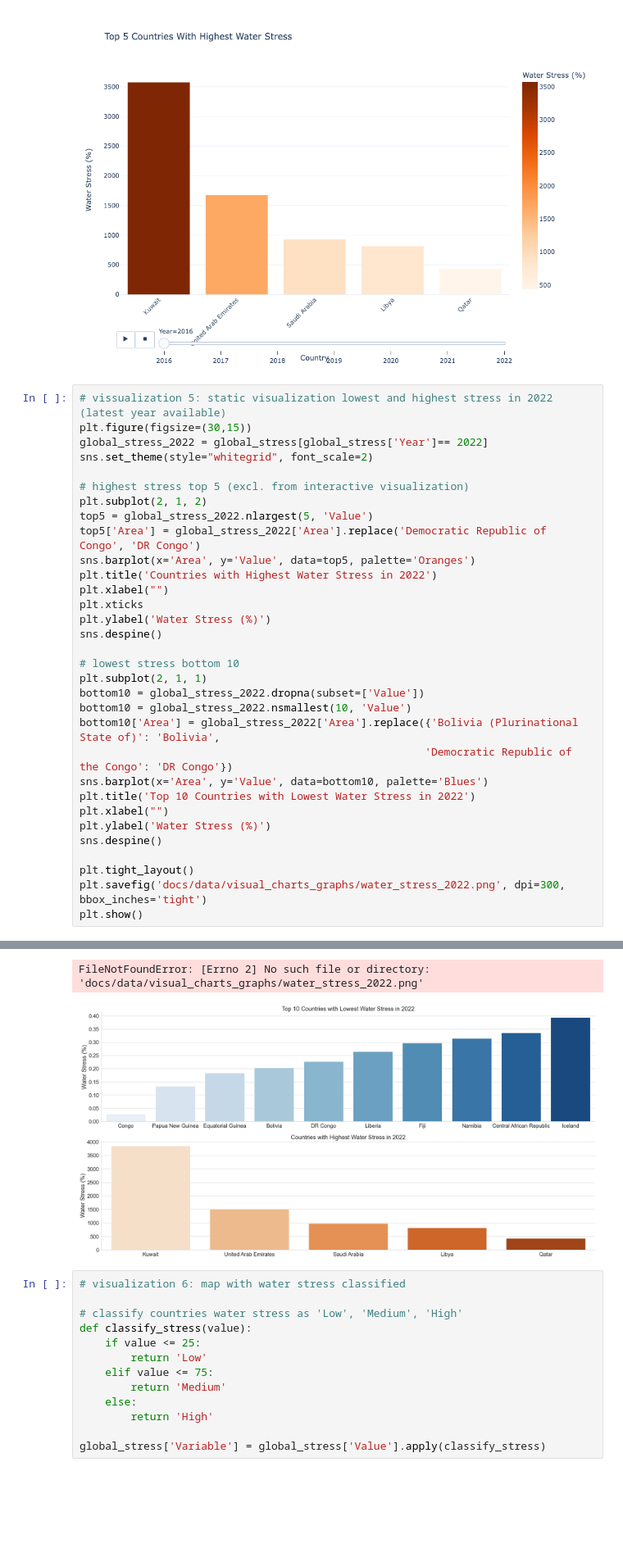
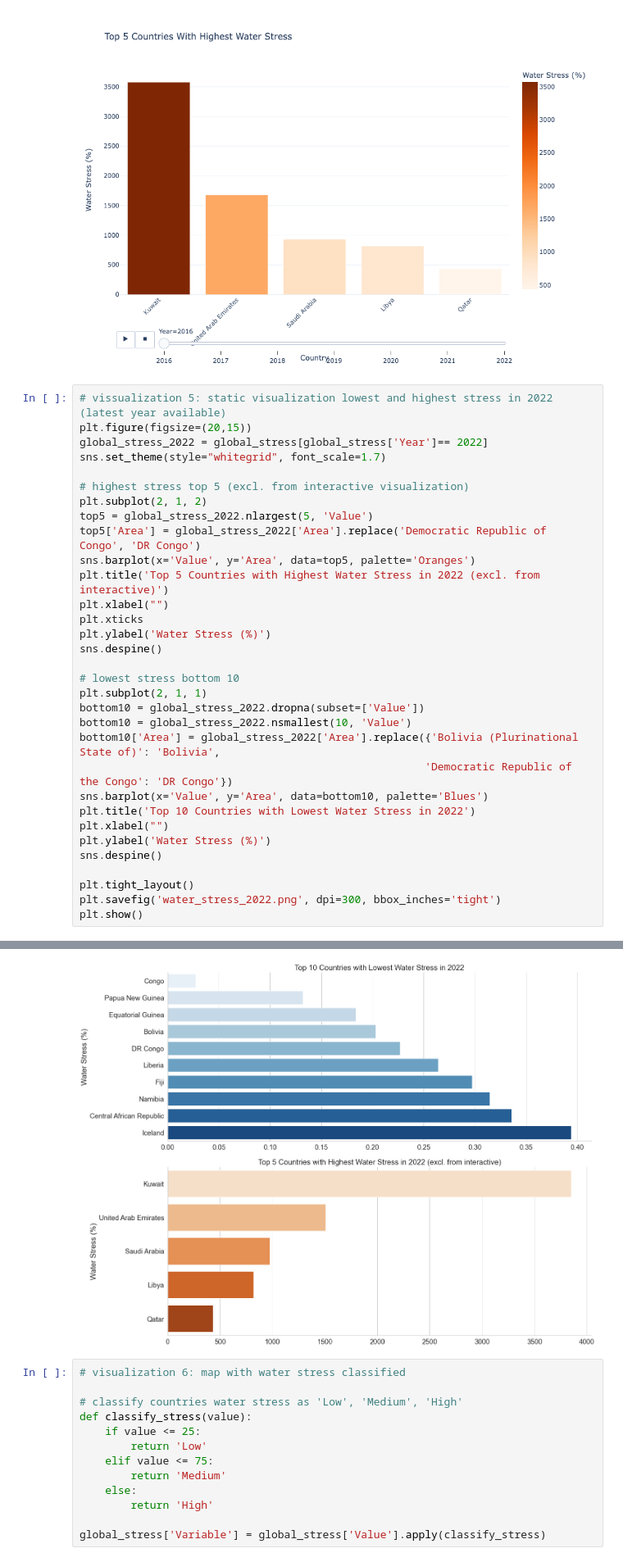
Before and after one commit to AquaLens/capstone, a Jupyter notebook: Data_Visualizations/water_stress.ipynb, the cells around one changed output, grey strips where cells are left out. Shown at 82% size. Cells and saved outputs as stored; diff of their text form; blank space fills up the shorter version.

Commit message:
new map, visualizations for descriptions

```diff
--- a/Data_Visualizations/water_stress.ipynb
+++ b/Data_Visualizations/water_stress.ipynb
@@ -223,16 +223,16 @@ fig.show()
 [figure]
 # %%
 # vissualization 5: static visualization lowest and highest stress in 2022 (latest year available)
-plt.figure(figsize=(30,15))
+plt.figure(figsize=(20,15))
 global_stress_2022 = global_stress[global_stress['Year']== 2022]
-sns.set_theme(style="whitegrid", font_scale=2)
+sns.set_theme(style="whitegrid", font_scale=1.7)
 
 # highest stress top 5 (excl. from interactive visualization)
 plt.subplot(2, 1, 2)
 top5 = global_stress_2022.nlargest(5, 'Value')
 top5['Area'] = global_stress_2022['Area'].replace('Democratic Republic of Congo', 'DR Congo')
-sns.barplot(x='Area', y='Value', data=top5, palette='Oranges')
-plt.title('Countries with Highest Water Stress in 2022')
+sns.barplot(x='Value', y='Area', data=top5, palette='Oranges')
+plt.title('Top 5 Countries with Highest Water Stress in 2022 (excl. from interactive)')
 plt.xlabel("")
 plt.xticks
 plt.ylabel('Water Stress (%)')
@@ -244,13 +244,13 @@ bottom10 = global_stress_2022.dropna(subset=['Value'])
 bottom10 = global_stress_2022.nsmallest(10, 'Value')
 bottom10['Area'] = global_stress_2022['Area'].replace({'Bolivia (Plurinational State of)': 'Bolivia',
                                                       'Democratic Republic of the Congo': 'DR Congo'})
-sns.barplot(x='Area', y='Value', data=bottom10, palette='Blues')
+sns.barplot(x='Value', y='Area', data=bottom10, palette='Blues')
 plt.title('Top 10 Countries with Lowest Water Stress in 2022')
 plt.xlabel("")
 plt.ylabel('Water Stress (%)')
 sns.despine()
 
 plt.tight_layout()
-plt.savefig('docs/data/visual_charts_graphs/water_stress_2022.png', dpi=300, bbox_inches='tight')
+plt.savefig('water_stress_2022.png', dpi=300, bbox_inches='tight')
 plt.show()
 # %% [output]
@@ -264,5 +264,4 @@ Passing `palette` without assigning `hue` is deprecated and will be removed in v
-FileNotFoundError: [Errno 2] No such file or directory: 'docs/data/visual_charts_graphs/water_stress_2022.png'
-[figure, old version]
+[figure, new version]
 # %%
 # visualization 6: map with water stress classified
 
```
Also changed, not shown: parts of 1 cell of this notebook, 8 other files.
